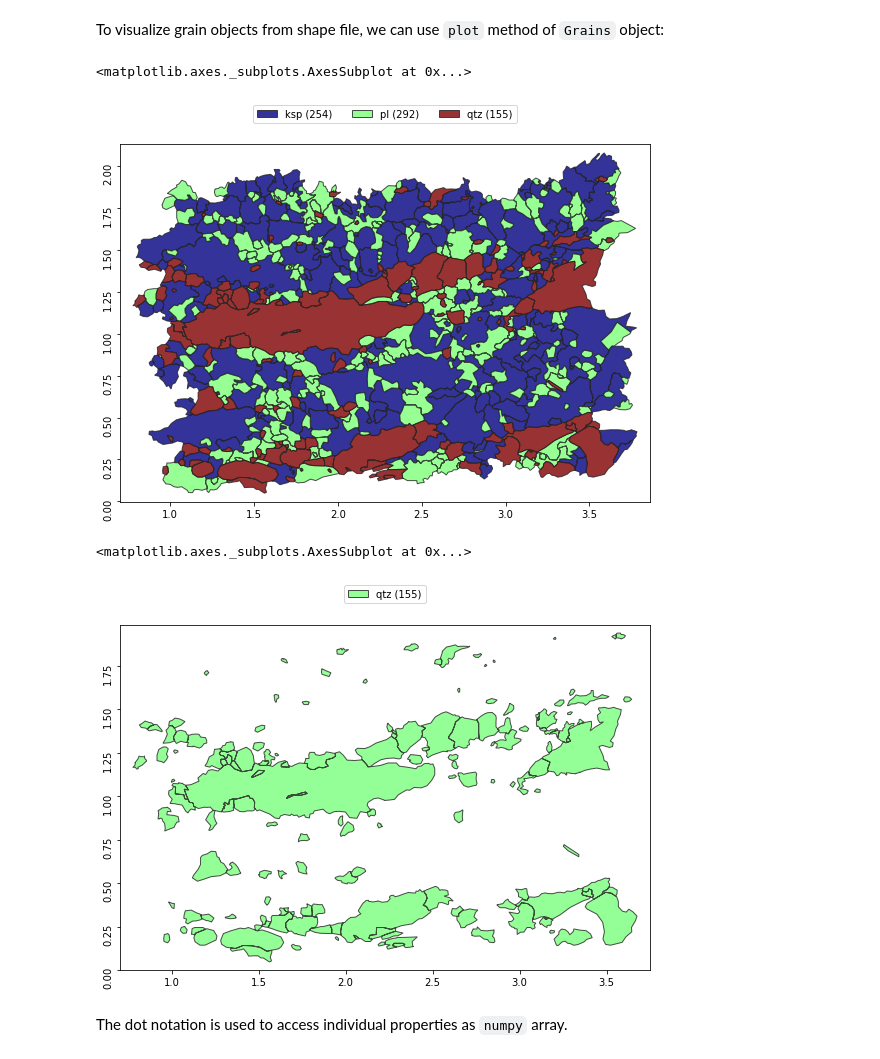
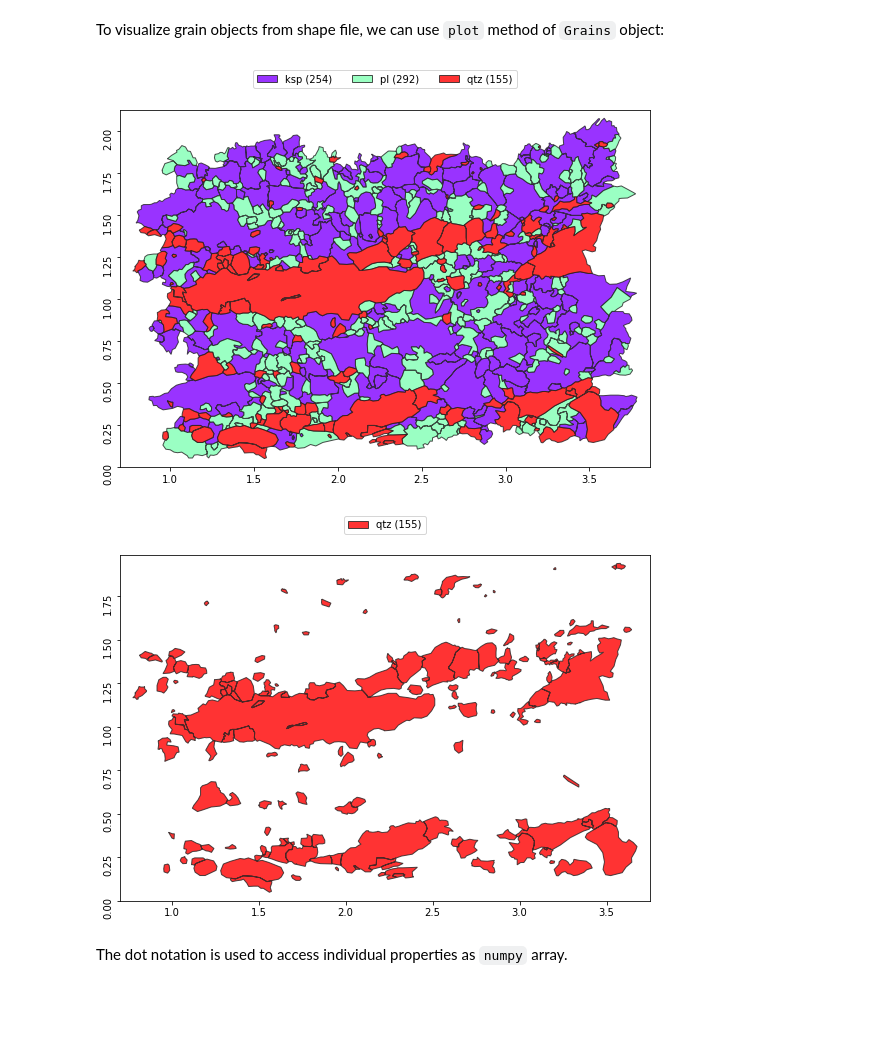
Before and after one commit to ondrolexa/polylx, a Jupyter notebook: polylx_tutorial.ipynb, the cells around one changed output. Cells and saved outputs as stored; diff of their text form; code cells hidden in the pictures; blank space fills up the shorter version.

```diff
--- a/polylx_tutorial.ipynb
+++ b/polylx_tutorial.ipynb
@@ -28,15 +28,13 @@ g = Grains.from_shp()
 # %% [markdown]
 To visualize grain objects from shape file, we can use `plot` method of `Grains` object:
 # %%
-g.plot()
+g.show()
 # %% [output]
-<matplotlib.axes._subplots.AxesSubplot at 0x...>
-[figure, old version]
+[figure, new version]
 # %%
-g['qtz'].plot()
+g['qtz'].show()
 # %% [output]
-<matplotlib.axes._subplots.AxesSubplot at 0x...>
-[figure, old version]
+[figure, new version]
 # %% [markdown]
 The dot notation is used to access individual properties as `numpy` array.
 # %%
```
Also changed, not shown: parts of 12 cells of this notebook.
